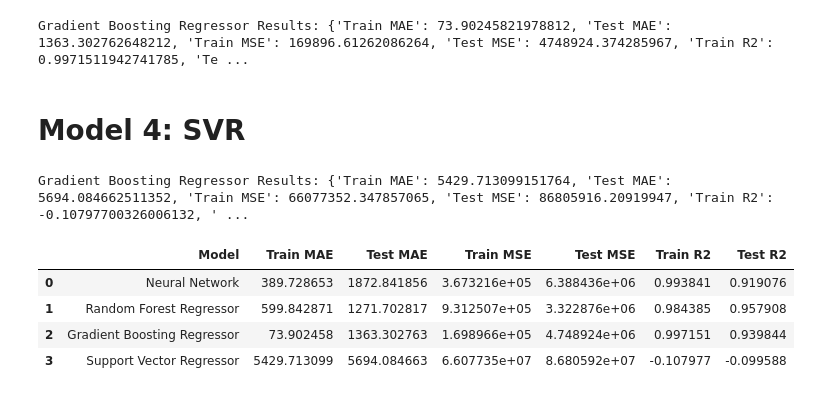
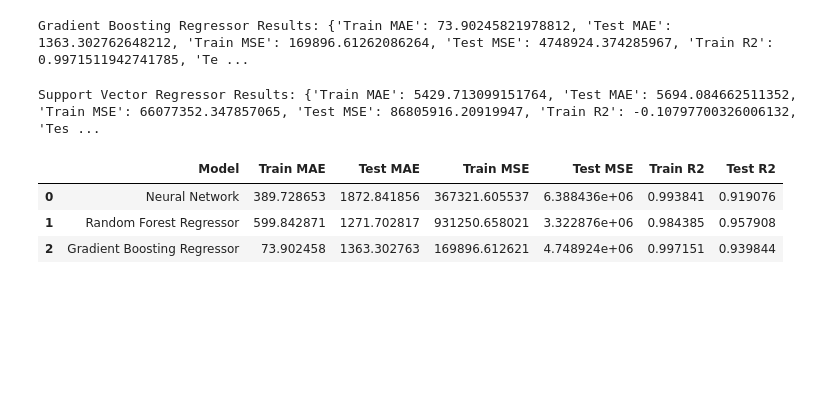
Before and after one commit to julika333/TMS-DS, a Jupyter notebook: lesson_28_Car_test/HW_28_3models.ipynb, the cells around one changed output. Saved outputs shown, nothing was run; the diff lists cells and outputs as text; code cells hidden in the pictures; blank space fills up the shorter version.

```diff
--- a/lesson_28_Car_test/HW_28_3models.ipynb
+++ b/lesson_28_Car_test/HW_28_3models.ipynb
@@ -164,32 +164,29 @@ gb_results = evaluate_model(gb_model, X_train, X_test, y_train, y_test)
 print("Gradient Boosting Regressor Results:", gb_results)
 # %% [output]
 Gradient Boosting Regressor Results: {'Train MAE': 73.90245821978812, 'Test MAE': 1363.302762648212, 'Train MSE': 169896.61262086264, 'Test MSE': 4748924.374285967, 'Train R2': 0.9971511942741785, 'Te ...
-# %% [markdown]
-# Model 4: SVR
 # %%
-from sklearn.svm import SVR
+# from sklearn.svm import SVR
 
-svr_model = SVR()
-svr_results = evaluate_model(svr_model, X_train, X_test, y_train, y_test)
+# svr_model = SVR(epsilon=0.1)
+# svr_results = evaluate_model(svr_model, X_train, X_test, y_train, y_test)
 
-print("Gradient Boosting Regressor Results:", svr_results)
+# print("Support Vector Regressor Results:", svr_results)
 # %% [output]
-Gradient Boosting Regressor Results: {'Train MAE': 5429.713099151764, 'Test MAE': 5694.084662511352, 'Train MSE': 66077352.347857065, 'Test MSE': 86805916.20919947, 'Train R2': -0.10797700326006132, ' ...
+Support Vector Regressor Results: {'Train MAE': 5429.713099151764, 'Test MAE': 5694.084662511352, 'Train MSE': 66077352.347857065, 'Test MSE': 86805916.20919947, 'Train R2': -0.10797700326006132, 'Tes ...
 # %%
 results_df = pd.DataFrame({
-    'Model': ['Neural Network', 'Random Forest Regressor', 'Gradient Boosting Regressor', 'Support Vector Regressor'],
-    'Train MAE': [nn_results['Train MAE'], rf_results['Train MAE'], gb_results['Train MAE'], svr_results['Train MAE']],
-    'Test MAE': [nn_results['Test MAE'], rf_results['Test MAE'], gb_results['Test MAE'], svr_results['Test MAE']],
-    'Train MSE': [nn_results['Train MSE'], rf_results['Train MSE'], gb_results['Train MSE'], svr_results['Train MSE']],
-    'Test MSE': [nn_results['Test MSE'], rf_results['Test MSE'], gb_results['Test MSE'], svr_results['Test MSE']],
-    'Train R2': [nn_results['Train R2'], rf_results['Train R2'], gb_results['Train R2'], svr_results['Train R2']],
-    'Test R2': [nn_results['Test R2'], rf_results['Test R2'], gb_results['Test R2'], svr_results['Test R2']],
+    'Model': ['Neural Network', 'Random Forest Regressor', 'Gradient Boosting Regressor'],
+    'Train MAE': [nn_results['Train MAE'], rf_results['Train MAE'], gb_results['Train MAE']],
+    'Test MAE': [nn_results['Test MAE'], rf_results['Test MAE'], gb_results['Test MAE']],
+    'Train MSE': [nn_results['Train MSE'], rf_results['Train MSE'], gb_results['Train MSE']],
+    'Test MSE': [nn_results['Test MSE'], rf_results['Test MSE'], gb_results['Test MSE']],
+    'Train R2': [nn_results['Train R2'], rf_results['Train R2'], gb_results['Train R2']],
+    'Test R2': [nn_results['Test R2'], rf_results['Test R2'], gb_results['Test R2']],
 })
 
 results_df
 # %% [output]
 |  | Model | Train MAE | Test MAE | Train MSE | Test MSE | Train R2 | Test R2 |
-| 0 | Neural Network | 389.728653 | 1872.841856 | 3.673216e+05 | 6.388436e+06 | 0.993841 | 0.919076 |
-| 1 | Random Forest Regressor | 599.842871 | 1271.702817 | 9.312507e+05 | 3.322876e+06 | 0.984385 | 0.957908 |
-| 2 | Gradient Boosting Regressor | 73.902458 | 1363.302763 | 1.698966e+05 | 4.748924e+06 | 0.997151 | 0.939844 |
-| 3 | Support Vector Regressor | 5429.713099 | 5694.084663 | 6.607735e+07 | 8.680592e+07 | -0.107977 | -0.099588 |
+| 0 | Neural Network | 389.728653 | 1872.841856 | 367321.605537 | 6.388436e+06 | 0.993841 | 0.919076 |
+| 1 | Random Forest Regressor | 599.842871 | 1271.702817 | 931250.658021 | 3.322876e+06 | 0.984385 | 0.957908 |
+| 2 | Gradient Boosting Regressor | 73.902458 | 1363.302763 | 169896.612621 | 4.748924e+06 | 0.997151 | 0.939844 |
```
